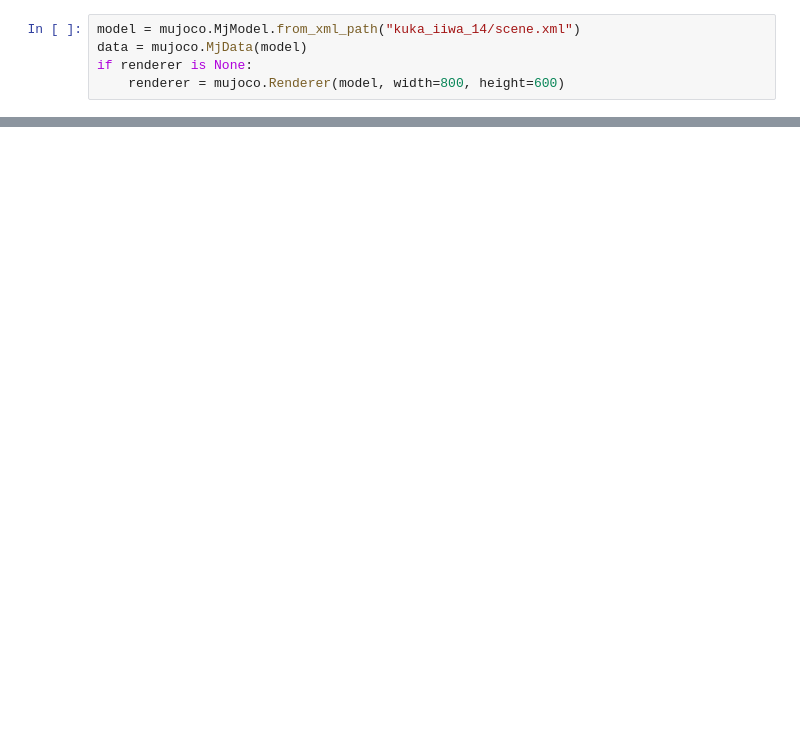
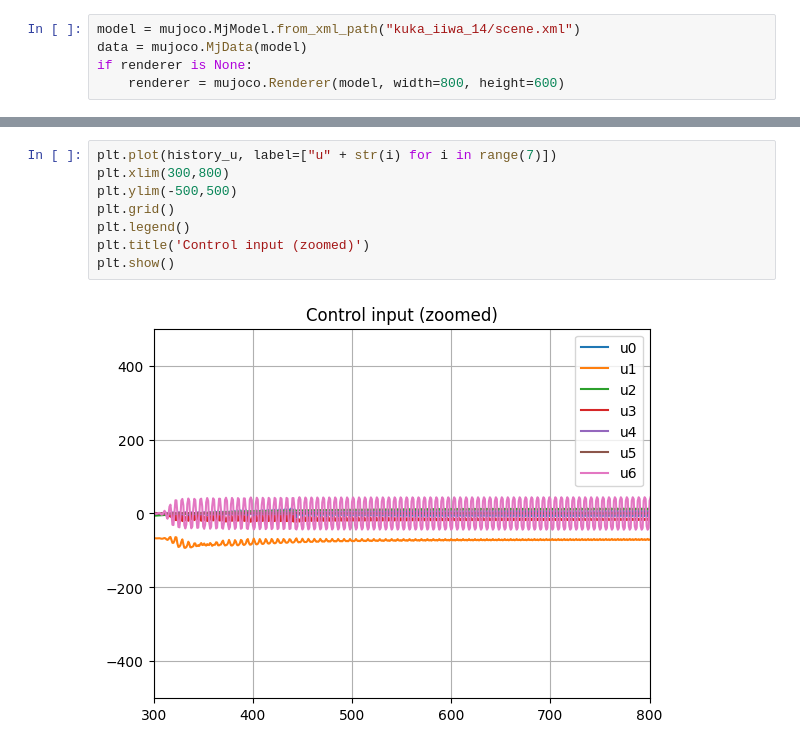
Before and after one commit to simeon-ned/forc, a Jupyter notebook: practices/01_mujoco/kuka_iiwa_torque_control.ipynb, the cells around one changed output, grey strips where cells are left out. Drawn from its saved outputs; the diff is of its cells as text; blank space fills up the shorter version.

```diff
--- a/practices/01_mujoco/kuka_iiwa_torque_control.ipynb
+++ b/practices/01_mujoco/kuka_iiwa_torque_control.ipynb
@@ -89,0 +297,10 @@ plt.show()
+# %%
+plt.plot(history_u, label=["u" + str(i) for i in range(7)])
+plt.xlim(300,800)
+plt.ylim(-500,500)
+plt.grid()
+plt.legend()
+plt.title('Control input (zoomed)')
+plt.show()
+# %% [output]
+[figure, added]
```
Also changed, not shown: parts of 30 cells of this notebook.
